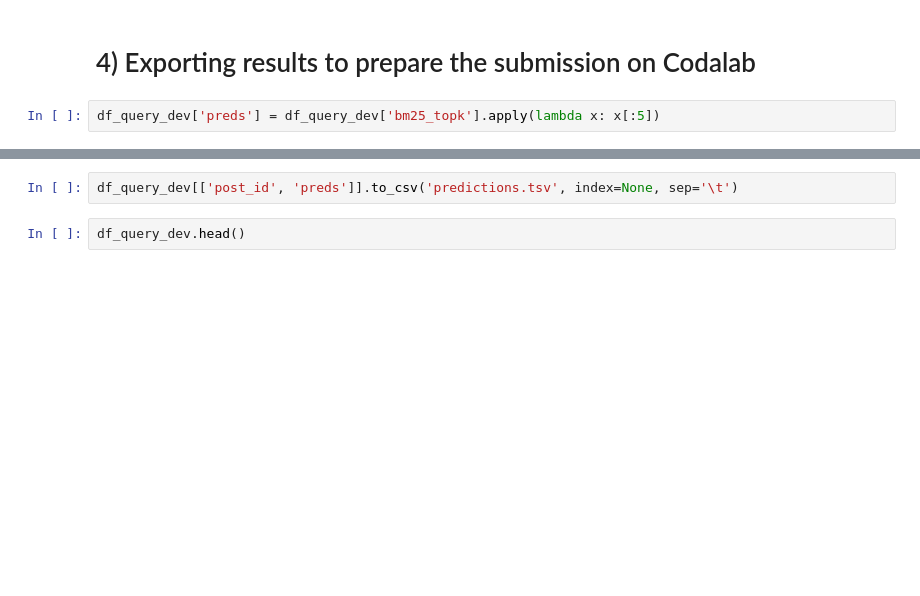
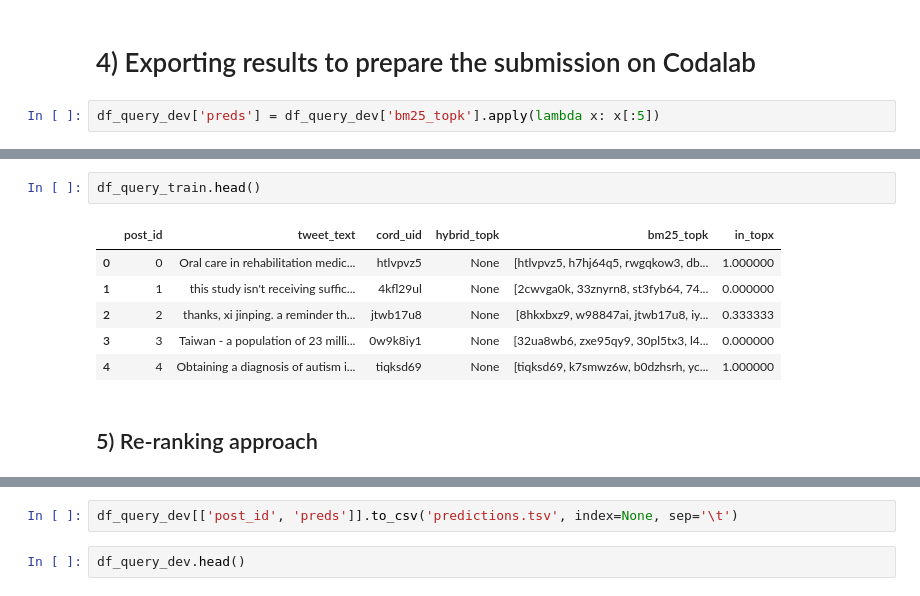
Before and after one commit to Ceirced/AIR_project_25, a Jupyter notebook: task4/subtask_4b/neural_reranking_approach/neural_reranking.ipynb, the cells around one changed output, grey strips where cells are left out. Cells and saved outputs as stored; diff of their text form; blank space fills up the shorter version.

```diff
--- a/task4/subtask_4b/neural_reranking_approach/neural_reranking.ipynb
+++ b/task4/subtask_4b/neural_reranking_approach/neural_reranking.ipynb
@@ -180,0 +216,11 @@ df_query_dev['preds'] = df_query_dev['bm25_topk'].apply(lambda x: x[:5])
+# %%
+df_query_train.head()
+# %% [output]
+|  | post_id | tweet_text | cord_uid | hybrid_topk | bm25_topk | in_topx |
+| 0 | 0 | Oral care in rehabilitation medic... | htlvpvz5 | None | [htlvpvz5, h7hj64q5, rwgqkow3, db... | 1.000000 |
+| 1 | 1 | this study isn't receiving suffic... | 4kfl29ul | None | [2cwvga0k, 33znyrn8, st3fyb64, 74... | 0.000000 |
+| 2 | 2 | thanks, xi jinping. a reminder th... | jtwb17u8 | None | [8hkxbxz9, w98847ai, jtwb17u8, iy... | 0.333333 |
+| 3 | 3 | Taiwan - a population of 23 milli... | 0w9k8iy1 | None | [32ua8wb6, zxe95qy9, 30pl5tx3, l4... | 0.000000 |
+| 4 | 4 | Obtaining a diagnosis of autism i... | tiqksd69 | None | [tiqksd69, k7smwz6w, b0dzhsrh, yc... | 1.000000 |
+# %% [markdown]
+## 5) Re-ranking approach
```
Also changed, not shown: parts of 48 cells of this notebook, 6 other files.
